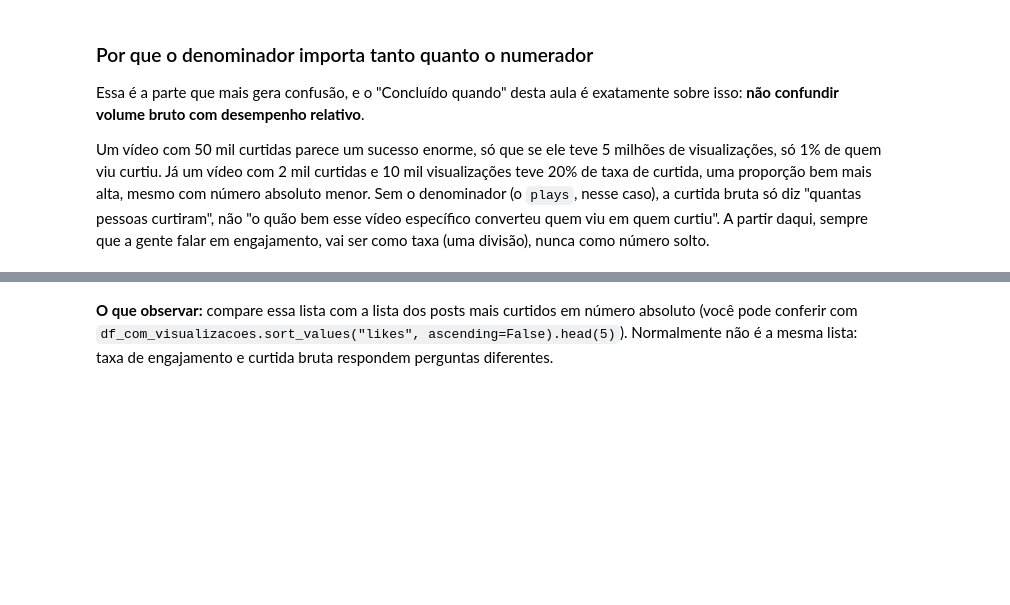
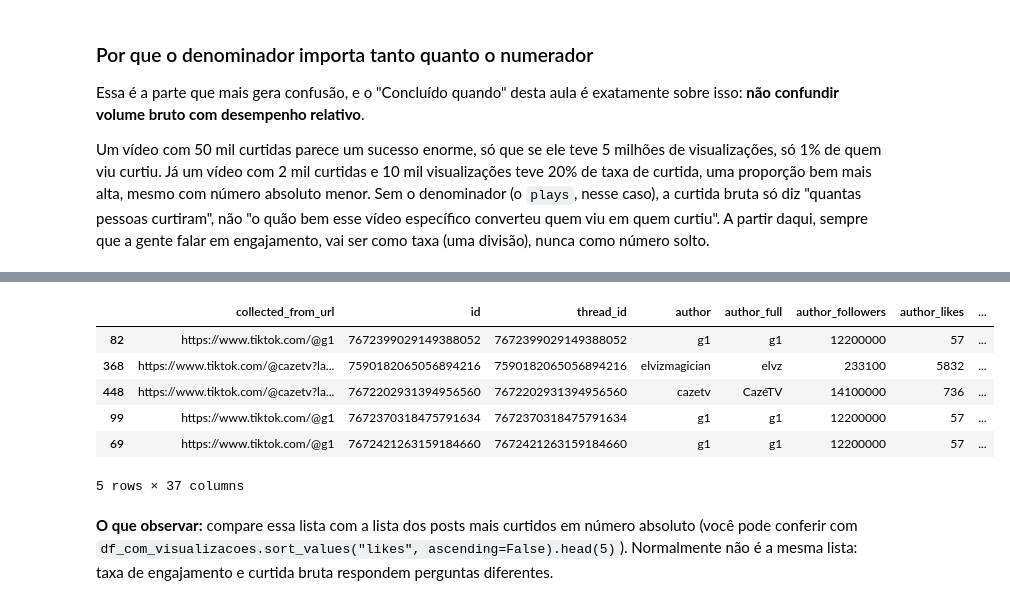
Before and after one commit to sablewin22/extracao-dados-trabalhos-sabrinalewin, a Jupyter notebook: projetos/05-metricas-exploracao/exercicios/05-metricas-exploracao.ipynb, the cells around one changed output, grey strips where cells are left out. Cells and saved outputs as stored; diff of their text form; code cells hidden in the pictures; blank space fills up the shorter version.

```diff
--- a/projetos/05-metricas-exploracao/exercicios/05-metricas-exploracao.ipynb
+++ b/projetos/05-metricas-exploracao/exercicios/05-metricas-exploracao.ipynb
@@ -102,3 +141,13 @@ df_com_visualizacoes[["author", "likes", "plays", "taxa_engajamento"]].sort_valu
+# %%
+df_com_visualizacoes.sort_values("likes", ascending=False).head(5)
+# %% [output]
+|  | collected_from_url | id | thread_id | author | author_full | author_followers | author_likes | ... |
+| 82 | https://www.tiktok.com/@g1 | 7672399029149388052 | 7672399029149388052 | g1 | g1 | 12200000 | 57 | ... |
+| 368 | https://www.tiktok.com/@cazetv?la... | 7590182065056894216 | 7590182065056894216 | elvizmagician | elvz | 233100 | 5832 | ... |
+| 448 | https://www.tiktok.com/@cazetv?la... | 7672202931394956560 | 7672202931394956560 | cazetv | CazéTV | 14100000 | 736 | ... |
+| 99 | https://www.tiktok.com/@g1 | 7672370318475791634 | 7672370318475791634 | g1 | g1 | 12200000 | 57 | ... |
+| 69 | https://www.tiktok.com/@g1 | 7672421263159184660 | 7672421263159184660 | g1 | g1 | 12200000 | 57 | ... |
+5 rows × 37 columns
 # %% [markdown]
 **O que observar:** compare essa lista com a lista dos posts mais curtidos em número absoluto (você pode conferir com `df_com_visualizacoes.sort_values("likes", ascending=False).head(5)`). Normalmente não é a mesma lista: taxa de engajamento e curtida bruta respondem perguntas diferentes.
 # %% [markdown]
```
Also changed, not shown: parts of 17 cells of this notebook.
